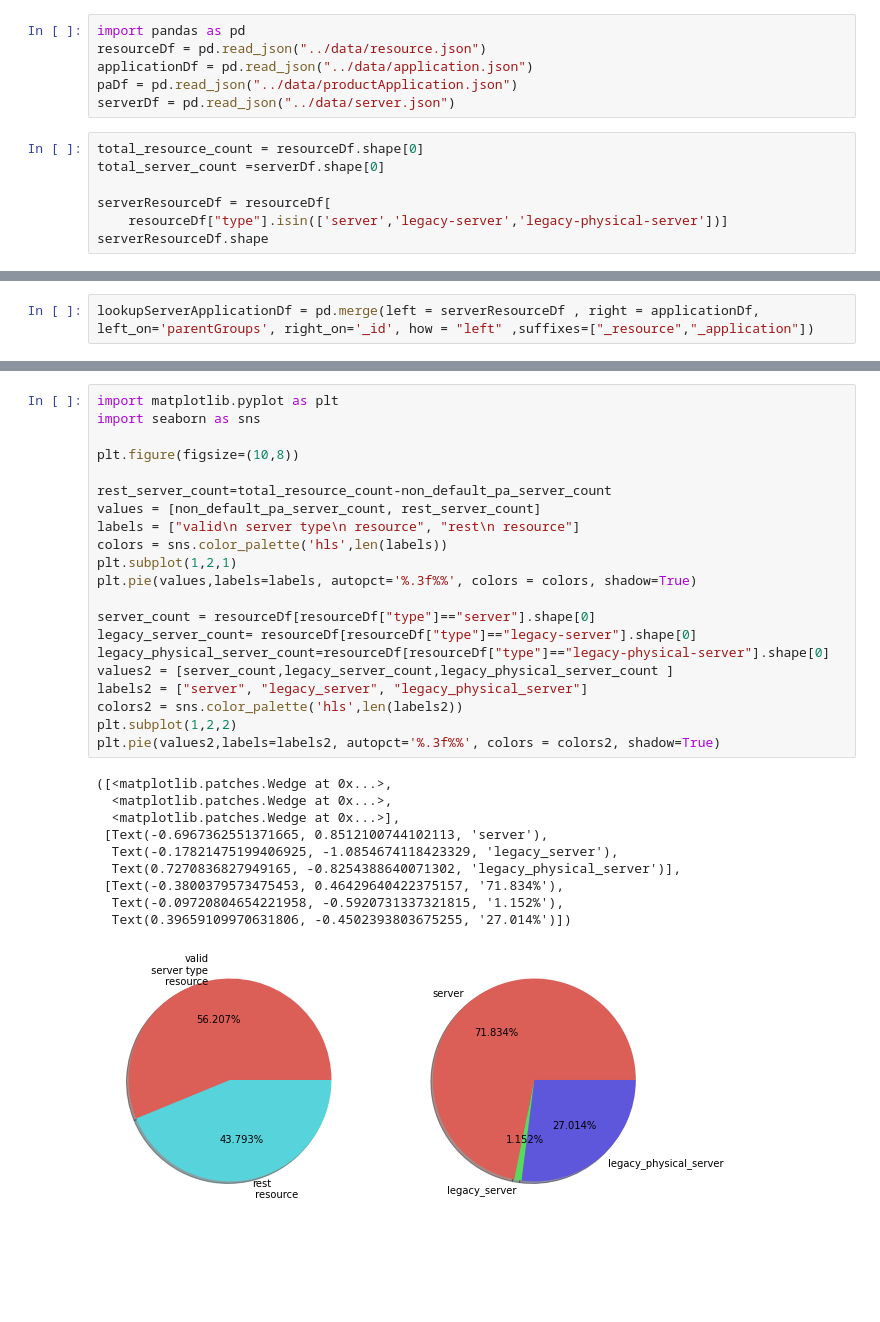
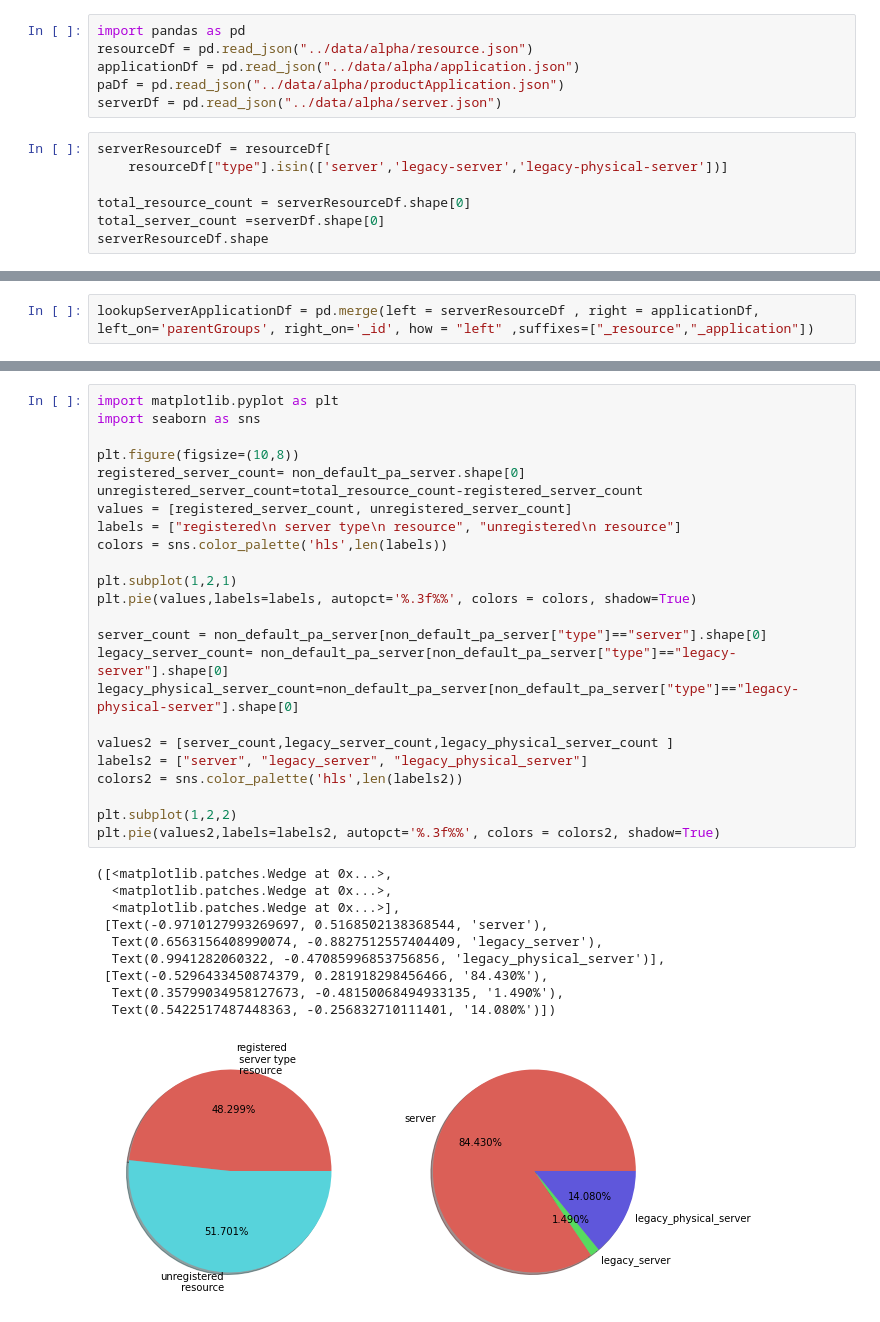
Before and after one commit to 2jimoo/statistics_with_mongodb_s3_papermill_k8s, a Jupyter notebook: resource_server_registration_rate.ipynb, the cells around one changed output, grey strips where cells are left out. Drawn from its saved outputs; the diff is of its cells as text; blank space fills up the shorter version.

Commit message:
server filtering

```diff
--- a/resource_server_registration_rate.ipynb
+++ b/resource_server_registration_rate.ipynb
@@ -1,14 +1,14 @@
 # %%
 import pandas as pd
-resourceDf = pd.read_json("../data/resource.json")
-applicationDf = pd.read_json("../data/application.json")
-paDf = pd.read_json("../data/productApplication.json")
-serverDf = pd.read_json("../data/server.json")
+resourceDf = pd.read_json("../data/alpha/resource.json")
+applicationDf = pd.read_json("../data/alpha/application.json")
+paDf = pd.read_json("../data/alpha/productApplication.json")
+serverDf = pd.read_json("../data/alpha/server.json")
 # %%
-total_resource_count = resourceDf.shape[0]
-total_server_count =serverDf.shape[0]
-
 serverResourceDf = resourceDf[
     resourceDf["type"].isin(['server','legacy-server','legacy-physical-server'])]
+
+total_resource_count = serverResourceDf.shape[0]
+total_server_count =serverDf.shape[0]
 serverResourceDf.shape
 # %% [output]
@@ -38,35 +38,38 @@ print(non_default_pa_server_count)
 # %%
 import matplotlib.pyplot as plt
 import seaborn as sns
 
 plt.figure(figsize=(10,8))
+registered_server_count= non_default_pa_server.shape[0]
+unregistered_server_count=total_resource_count-registered_server_count
+values = [registered_server_count, unregistered_server_count]
+labels = ["registered\n server type\n resource", "unregistered\n resource"]
+colors = sns.color_palette('hls',len(labels))
 
-rest_server_count=total_resource_count-non_default_pa_server_count
-values = [non_default_pa_server_count, rest_server_count]
-labels = ["valid\n server type\n resource", "rest\n resource"]
-colors = sns.color_palette('hls',len(labels))
 plt.subplot(1,2,1)
 plt.pie(values,labels=labels, autopct='%.3f%%', colors = colors, shadow=True)
 
-server_count = resourceDf[resourceDf["type"]=="server"].shape[0]
-legacy_server_count= resourceDf[resourceDf["type"]=="legacy-server"].shape[0]
-legacy_physical_server_count=resourceDf[resourceDf["type"]=="legacy-physical-server"].shape[0]
+server_count = non_default_pa_server[non_default_pa_server["type"]=="server"].shape[0]
+legacy_server_count= non_default_pa_server[non_default_pa_server["type"]=="legacy-server"].shape[0]
+legacy_physical_server_count=non_default_pa_server[non_default_pa_server["type"]=="legacy-physical-server"].shape[0]
+
 values2 = [server_count,legacy_server_count,legacy_physical_server_count ]
 labels2 = ["server", "legacy_server", "legacy_physical_server"]
 colors2 = sns.color_palette('hls',len(labels2))
+
 plt.subplot(1,2,2)
 plt.pie(values2,labels=labels2, autopct='%.3f%%', colors = colors2, shadow=True)
 # %% [output]
 ([<matplotlib.patches.Wedge at 0x...>,
   <matplotlib.patches.Wedge at 0x...>,
   <matplotlib.patches.Wedge at 0x...>],
- [Text(-0.6967362551371665, 0.8512100744102113, 'server'),
-  Text(-0.17821475199406925, -1.0854674118423329, 'legacy_server'),
-  Text(0.7270836827949165, -0.8254388640071302, 'legacy_physical_server')],
- [Text(-0.3800379573475453, 0.46429640422375157, '71.834%'),
-  Text(-0.09720804654221958, -0.5920731337321815, '1.152%'),
-  Text(0.39659109970631806, -0.4502393803675255, '27.014%')])
+ [Text(-0.9710127993269697, 0.5168502138368544, 'server'),
+  Text(0.6563156408990074, -0.8827512557404409, 'legacy_server'),
+  Text(0.9941282060322, -0.47085996853756856, 'legacy_physical_server')],
+ [Text(-0.5296433450874379, 0.281918298456466, '84.430%'),
+  Text(0.35799034958127673, -0.48150068494933135, '1.490%'),
+  Text(0.5422517487448363, -0.256832710111401, '14.080%')])
-[figure, old version]
+[figure, new version]
 # %%
 plt.figure(figsize=(10,8))
 
```
Also changed, not shown: parts of 4 cells of this notebook.
